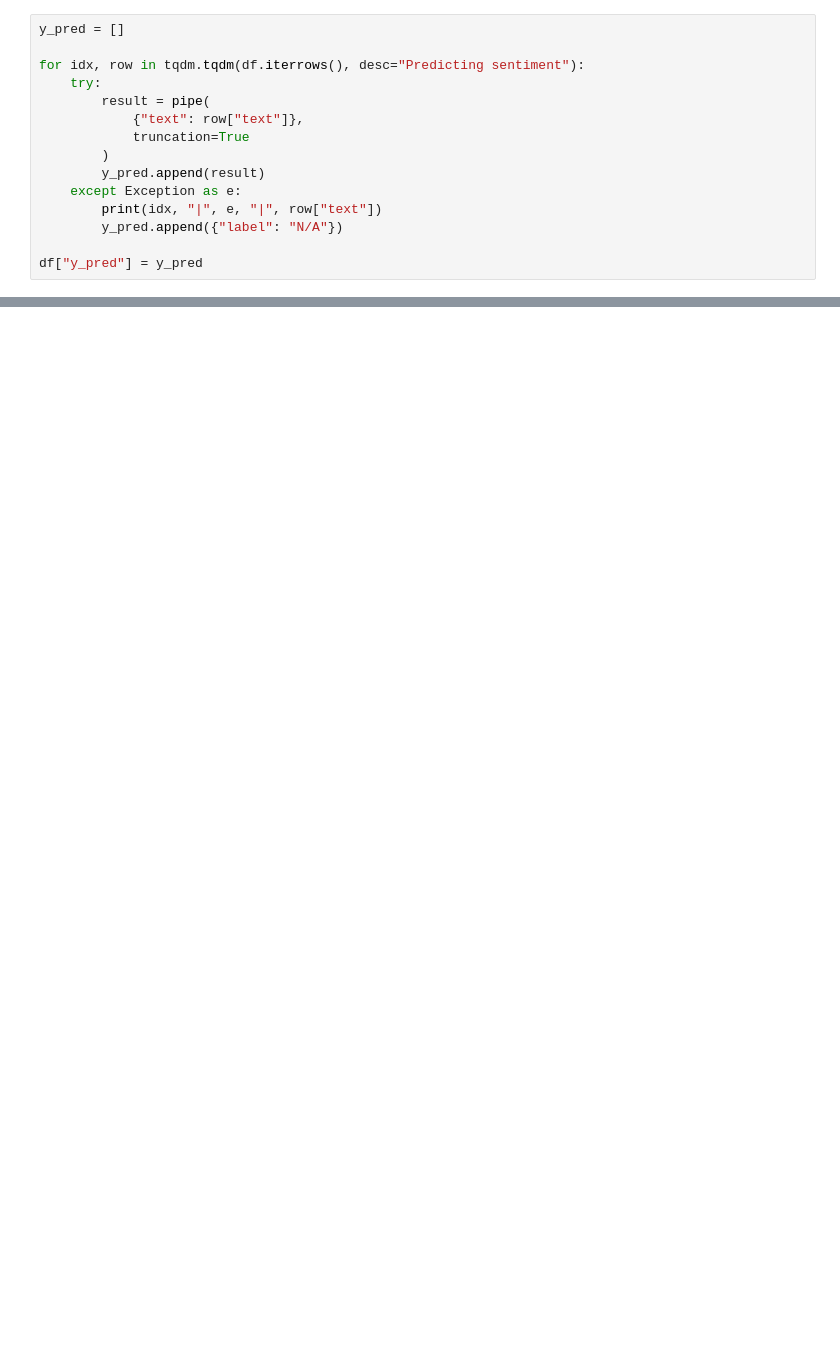
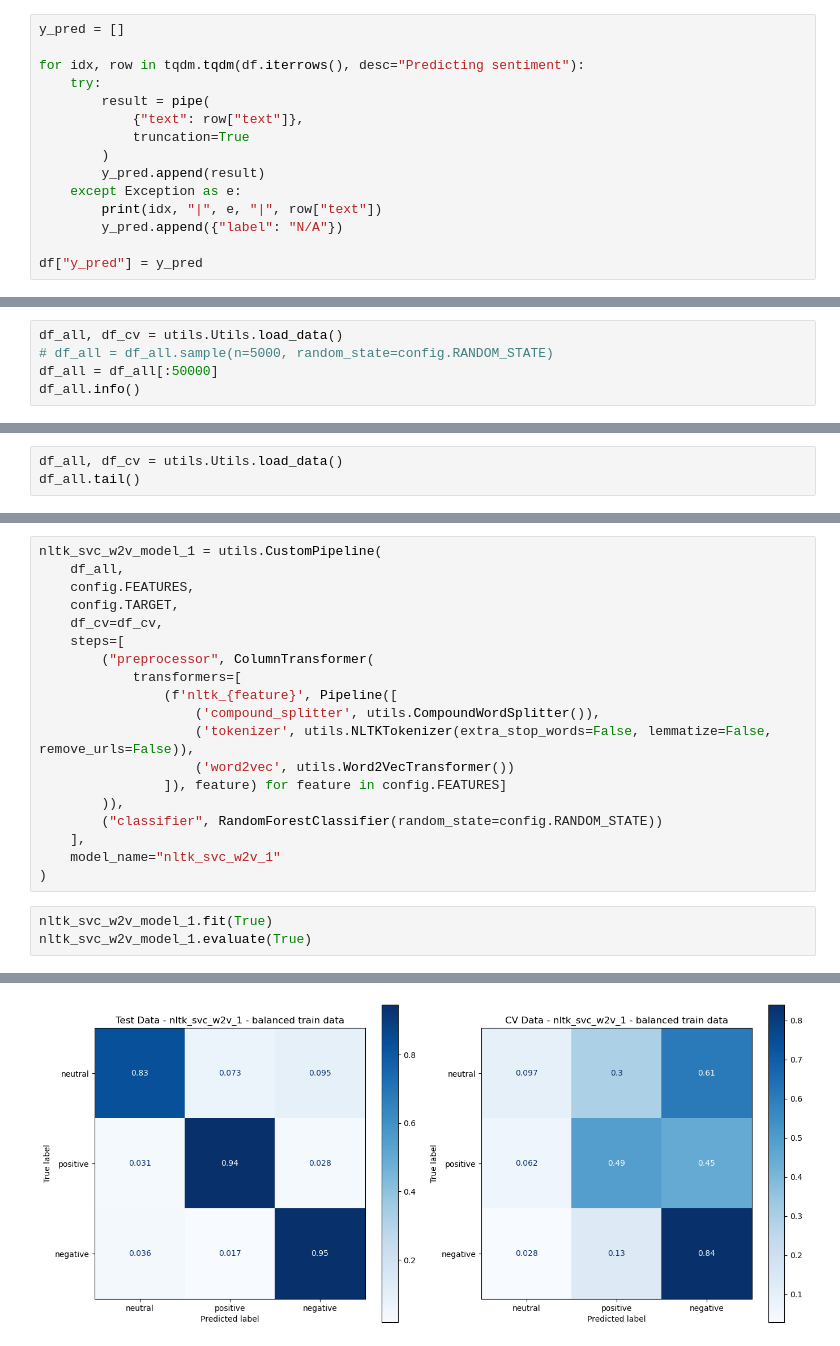
Before and after one commit to NiklasSeitherDHBW/NLP-CrowdFlow, a Jupyter notebook: src/finbert.ipynb, the cells around one changed output, grey strips where cells are left out. Drawn from its saved outputs; the diff is of its cells as text; blank space fills up the shorter version.

```diff
--- a/src/finbert.ipynb
+++ b/src/finbert.ipynb
@@ -41,0 +79,5 @@ disp.plot(cmap=plt.cm.Blues)
+# %%
+df_all, df_cv = utils.Utils.load_data()
+# df_all = df_all.sample(n=5000, random_state=config.RANDOM_STATE)
+df_all = df_all[:50000]
+df_all.info()
@@ -41,0 +138,3 @@ disp.plot(cmap=plt.cm.Blues)
+# %%
+df_all, df_cv = utils.Utils.load_data()
+df_all.tail()
@@ -41,0 +157,23 @@ disp.plot(cmap=plt.cm.Blues)
+# %%
+nltk_svc_w2v_model_1 = utils.CustomPipeline(
+    df_all,
+    config.FEATURES,
+    config.TARGET,
+    df_cv=df_cv,
+    steps=[
+        ("preprocessor", ColumnTransformer(
+            transformers=[
+                (f'nltk_{feature}', Pipeline([
+                    ('compound_splitter', utils.CompoundWordSplitter()),
+                    ('tokenizer', utils.NLTKTokenizer(extra_stop_words=False, lemmatize=False, remove_urls=False)),
+                    ('word2vec', utils.Word2VecTransformer())
+                ]), feature) for feature in config.FEATURES]
+        )),
+        ("classifier", RandomForestClassifier(random_state=config.RANDOM_STATE))
+    ],
+    model_name="nltk_svc_w2v_1"
+)
+# %%
+nltk_svc_w2v_model_1.fit(True)
+nltk_svc_w2v_model_1.evaluate(True)
+# %% [output]
@@ -41,0 +197 @@ disp.plot(cmap=plt.cm.Blues)
+[figure, added]
```
Also changed, not shown: parts of 19 cells of this notebook.
